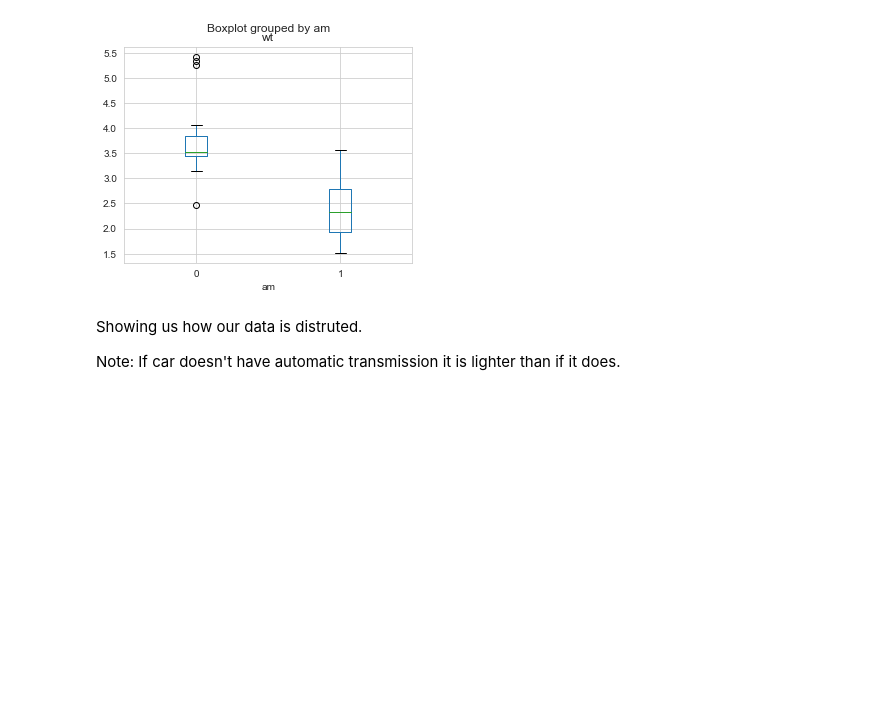
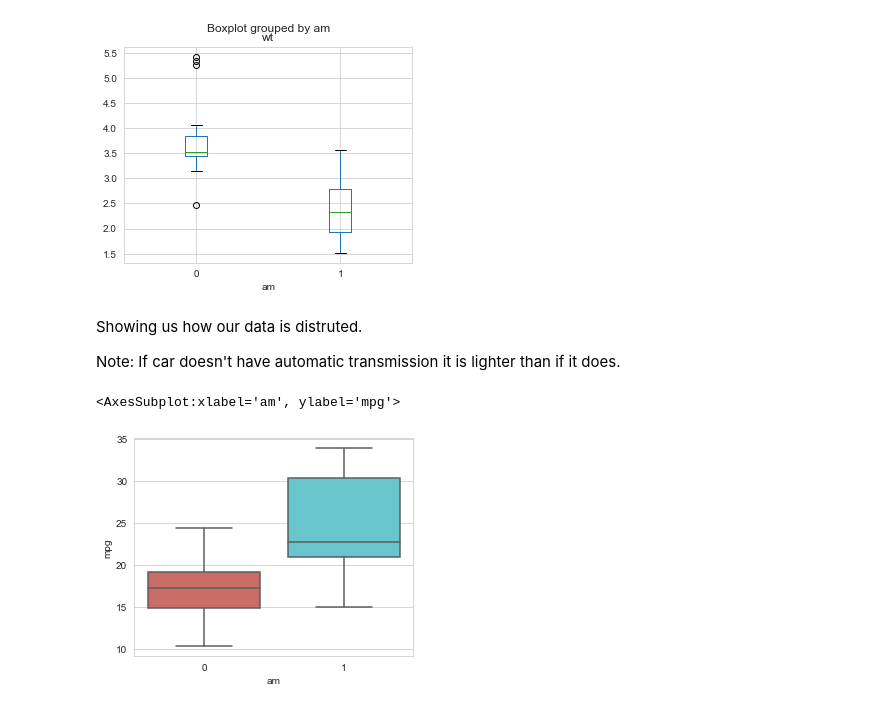
Before and after one commit to rbolt13/python-de-essentils, a Jupyter notebook: 1_jupyter-notebook/4_06_creating-statistical-data-graphics.ipynb, the cells around one changed output. Drawn from its saved outputs; the diff is of its cells as text; code cells hidden in the pictures; blank space fills up the shorter version.

```diff
--- a/1_jupyter-notebook/4_06_creating-statistical-data-graphics.ipynb
+++ b/1_jupyter-notebook/4_06_creating-statistical-data-graphics.ipynb
@@ -103,4 +103,7 @@ Showing us how our data is distruted.
 Note: If car doesn't have automatic transmission it is lighter than if it does.
 # %%
 # create boxplots using seaborn
-sb.boxplot()
+sb.boxplot(x='am', y='mpg', data=cars, palette='hls')
+# %% [output]
+<AxesSubplot:xlabel='am', ylabel='mpg'>
+[figure, added]
```
Also changed, not shown: 3 other files.
